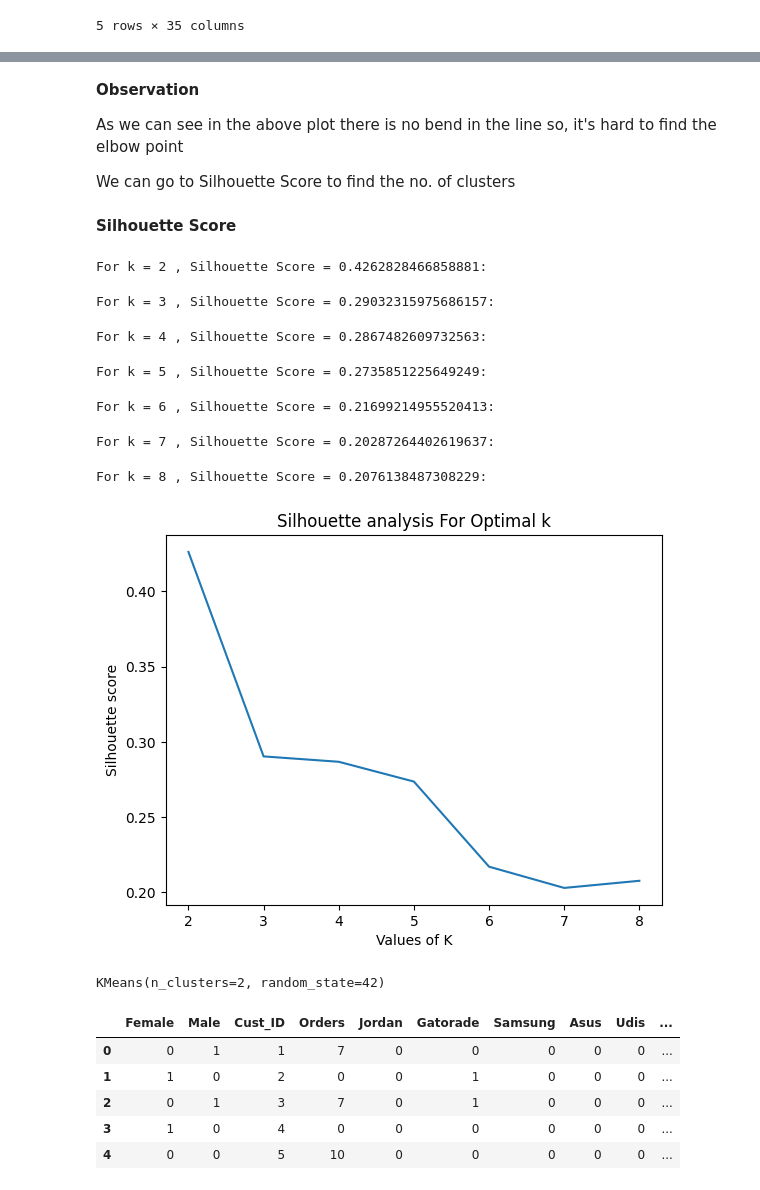
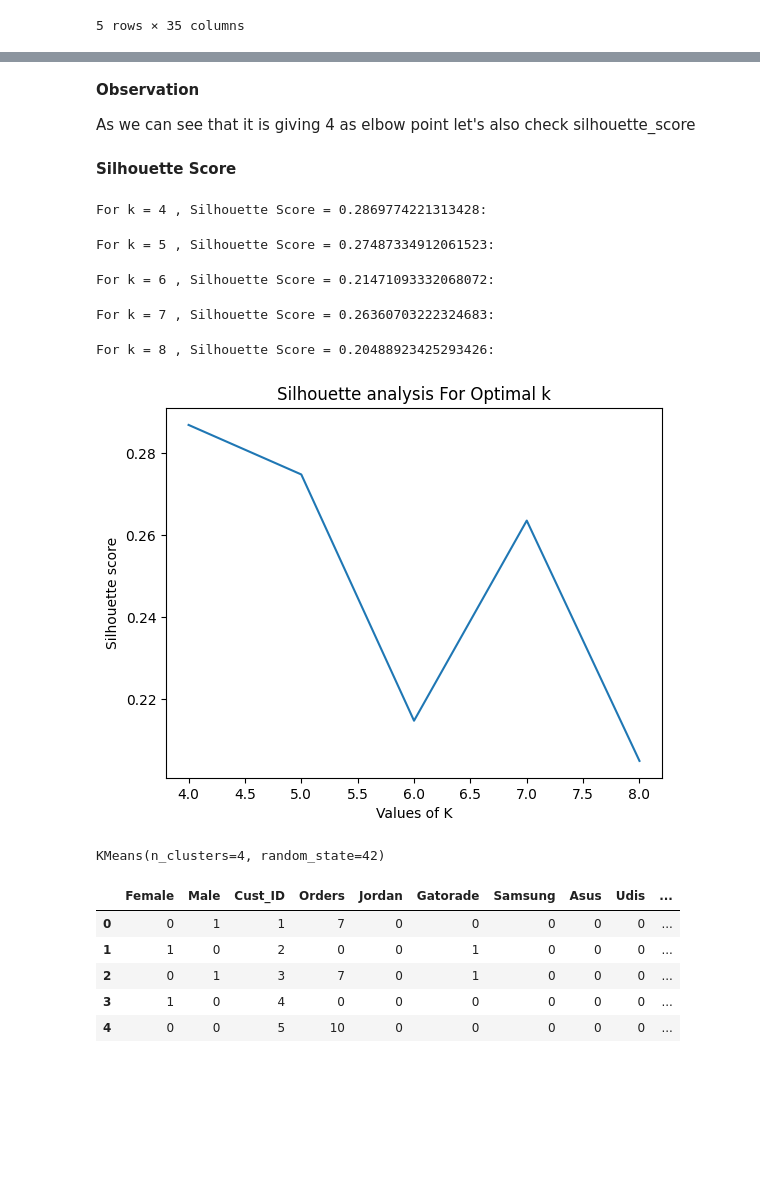
Before and after one commit to anuj123-45/Customer_Segmentation, a Jupyter notebook: Customer_Segementation.ipynb, the cells around one changed output, grey strips where cells are left out. Drawn from its saved outputs; the diff is of its cells as text; code cells hidden in the pictures; blank space fills up the shorter version.

```diff
--- a/Customer_Segementation.ipynb
+++ b/Customer_Segementation.ipynb
@@ -277,47 +279,43 @@ plt.show()
-# %% [markdown]
-**Observation**
-
-As we can see in the above plot there is no bend in the line
-so, it's hard to find the elbow point
-
-We can go to Silhouette Score to find the no. of clusters
+# %% [markdown]
+**Observation**
+
+As we can see that it is giving 4 as elbow point
+let's also check silhouette_score
 # %% [markdown]
 **Silhouette Score**
 # %%
 from sklearn.metrics import silhouette_score
 # building k means model for k =4
-range_n_clusters = [2, 3, 4, 5, 6, 7, 8]
+range_n_clusters = [4,5,6,7,8]
 silhouette = []
 for num_clusters in range_n_clusters:
 
  # initialise kmeans
  kmeans = KMeans(n_clusters=num_clusters)
- labels = kmeans.fit_predict(feature_scaled)
+ kmeans.fit(feature_scaled)
 
- silhouette_avg = silhouette_score(feature_scaled, labels)
+ silhouette_avg = silhouette_score(feature_scaled, kmeans.labels_)
  silhouette.append(silhouette_avg)
  print("For k = {} , Silhouette Score = {}:".format(num_clusters,silhouette_avg))
 
 plt.plot(range_n_clusters,silhouette)
 plt.xlabel('Values of K')
 plt.ylabel('Silhouette score')
 plt.title('Silhouette analysis For Optimal k')
 plt.show()
 # %% [output]
-For k = 2 , Silhouette Score = 0.4262828466858881:
+For k = 4 , Silhouette Score = 0.2869774221313428:
-For k = 3 , Silhouette Score = 0.29032315975686157:
+For k = 5 , Silhouette Score = 0.27487334912061523:
-For k = 4 , Silhouette Score = 0.2867482609732563:
+For k = 6 , Silhouette Score = 0.21471093332068072:
-For k = 5 , Silhouette Score = 0.2735851225649249:
+For k = 7 , Silhouette Score = 0.26360703222324683:
-For k = 6 , Silhouette Score = 0.21699214955520413:
+For k = 8 , Silhouette Score = 0.20488923425293426:
-For k = 7 , Silhouette Score = 0.20287264402619637:
-For k = 8 , Silhouette Score = 0.2076138487308229:
-[figure, old version]
+[figure, new version]
 # %%
-# adding cluster column to data
-model=KMeans(n_clusters=2,random_state=42)
+# Building model for k=4
+model=KMeans(n_clusters=4,random_state=42)
 model.fit(feature_scaled)
 # %% [output]
-KMeans(n_clusters=2, random_state=42)
+KMeans(n_clusters=4, random_state=42)
 # %%
 data['Cluster']=model.labels_
 data.head()
```
Also changed, not shown: parts of 21 cells of this notebook.
